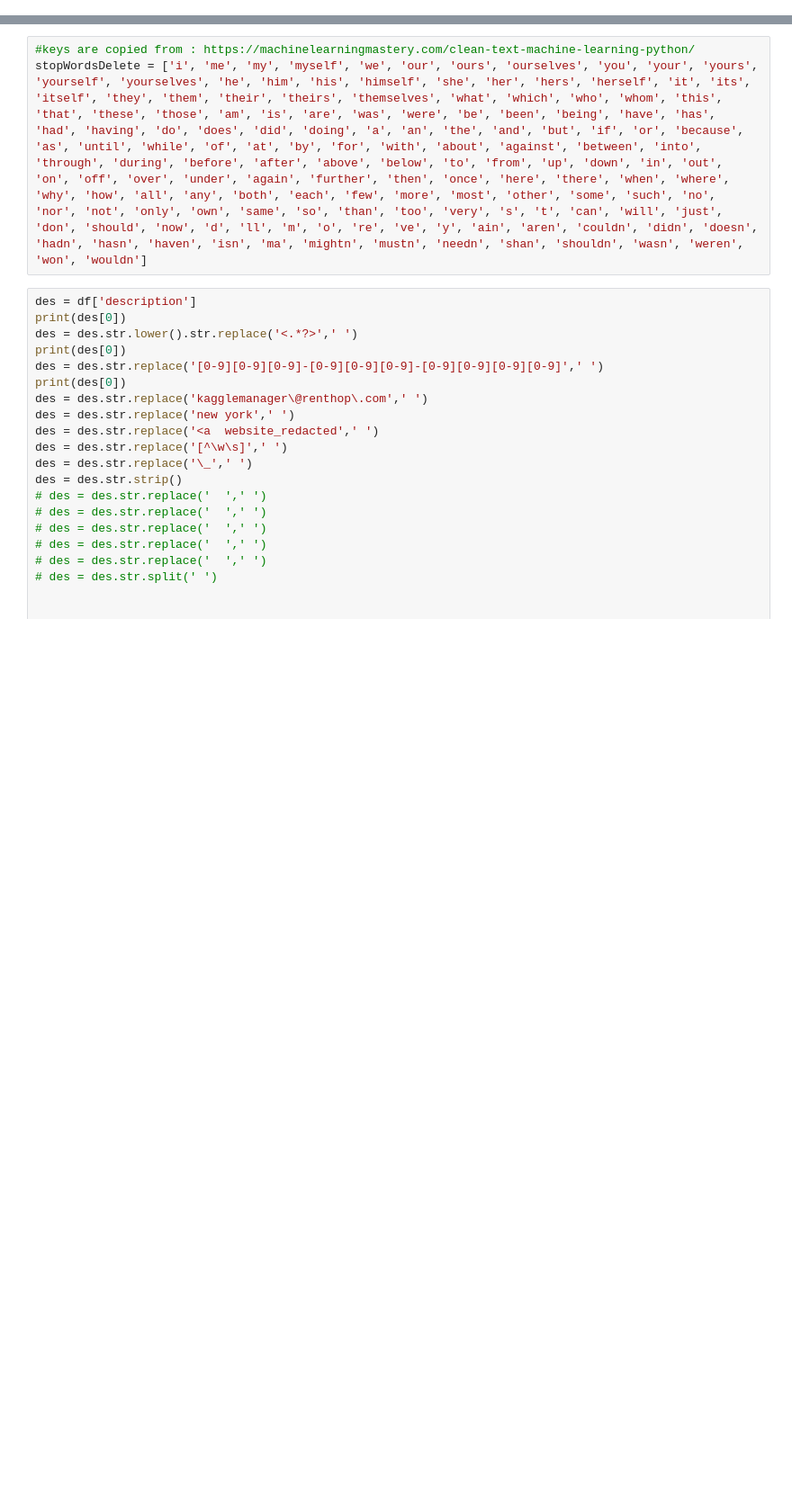
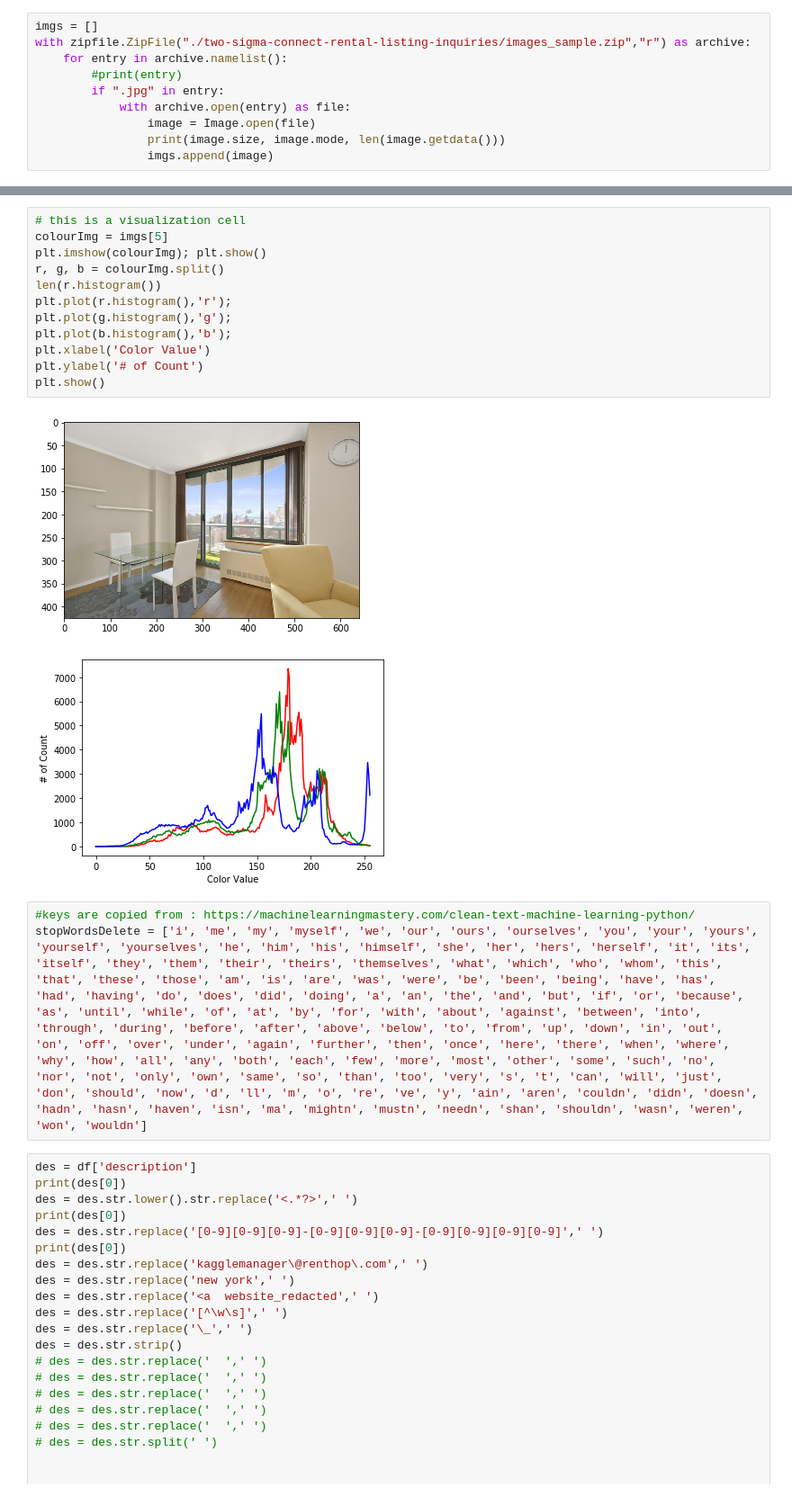
Before and after one commit to MAGKILLER/CMPT459-project, a Jupyter notebook: Milestone1/Part 3.ipynb, the cells around one changed output, grey strips where cells are left out. Shown at 90% size. Drawn from its saved outputs; the diff is of its cells as text; blank space fills up the shorter version.

```diff
--- a/Milestone1/Part 3.ipynb
+++ b/Milestone1/Part 3.ipynb
@@ -22,0 +19,10 @@ train.json
+# %%
+imgs = []
+with zipfile.ZipFile("./two-sigma-connect-rental-listing-inquiries/images_sample.zip","r") as archive:
+    for entry in archive.namelist():
+        #print(entry)
+        if ".jpg" in entry:
+            with archive.open(entry) as file:
+                image = Image.open(file)
+                print(image.size, image.mode, len(image.getdata()))
+                imgs.append(image)
@@ -23,3 +47,18 @@ train.json
+# %%
+# this is a visualization cell
+colourImg = imgs[5]
+plt.imshow(colourImg); plt.show()
+r, g, b = colourImg.split()
+len(r.histogram())
+plt.plot(r.histogram(),'r');
+plt.plot(g.histogram(),'g');
+plt.plot(b.histogram(),'b');
+plt.xlabel('Color Value')
+plt.ylabel('# of Count')
+plt.show()
+# %% [output]
+[figure, added]
+[figure, added]
 # %%
 #keys are copied from : https://machinelearningmastery.com/clean-text-machine-learning-python/
 stopWordsDelete = ['i', 'me', 'my', 'myself', 'we', 'our', 'ours', 'ourselves', 'you', 'your', 'yours', 'yourself', 'yourselves', 'he', 'him', 'his', 'himself', 'she', 'her', 'hers', 'herself', 'it', 'its', 'itself', 'they', 'them', 'their', 'theirs', 'themselves', 'what', 'which', 'who', 'whom', 'this', 'that', 'these', 'those', 'am', 'is', 'are', 'was', 'were', 'be', 'been', 'being', 'have', 'has', 'had', 'having', 'do', 'does', 'did', 'doing', 'a', 'an', 'the', 'and', 'but', 'if', 'or', 'because', 'as', 'until', 'while', 'of', 'at', 'by', 'for', 'with', 'about', 'against', 'between', 'into', 'through', 'during', 'before', 'after', 'above', 'below', 'to', 'from', 'up', 'down', 'in', 'out', 'on', 'off', 'over', 'under', 'again', 'further', 'then', 'once', 'here', 'there', 'when', 'where', 'why', 'how', 'all', 'any', 'both', 'each', 'few', 'more', 'most', 'other', 'some', 'such', 'no', 'nor', 'not', 'only', 'own', 'same', 'so', 'than', 'too', 'very', 's', 't', 'can', 'will', 'just', 'don', 'should', 'now', 'd', 'll', 'm', 'o', 're', 've', 'y', 'ain', 'aren', 'couldn', 'didn', 'doesn', 'hadn', 'hasn', 'haven', 'isn', 'ma', 'mightn', 'mustn', 'needn', 'shan', 'shouldn', 'wasn', 'weren', 'won', 'wouldn']
```
Also changed, not shown: parts of 5 cells of this notebook.
